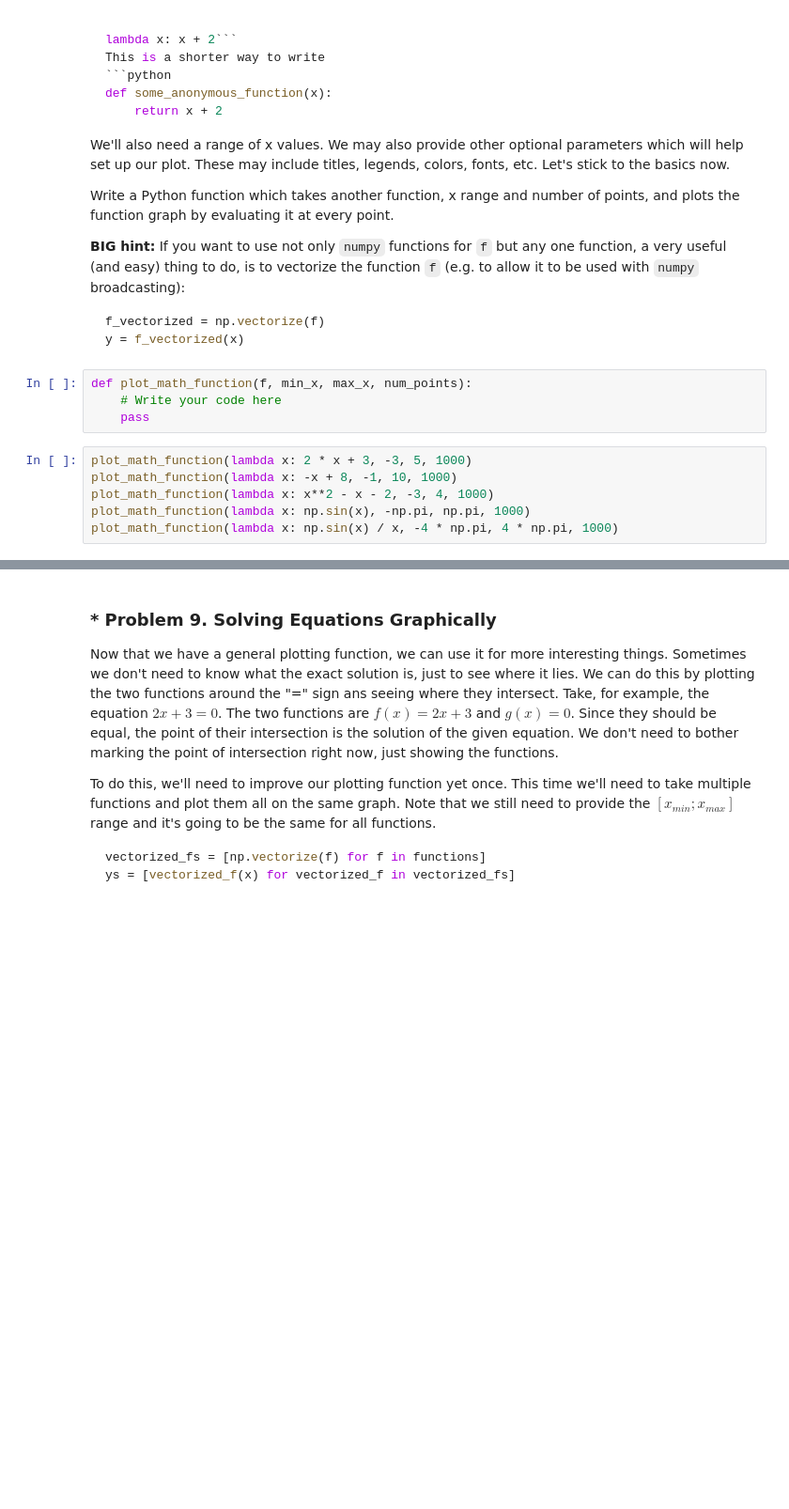
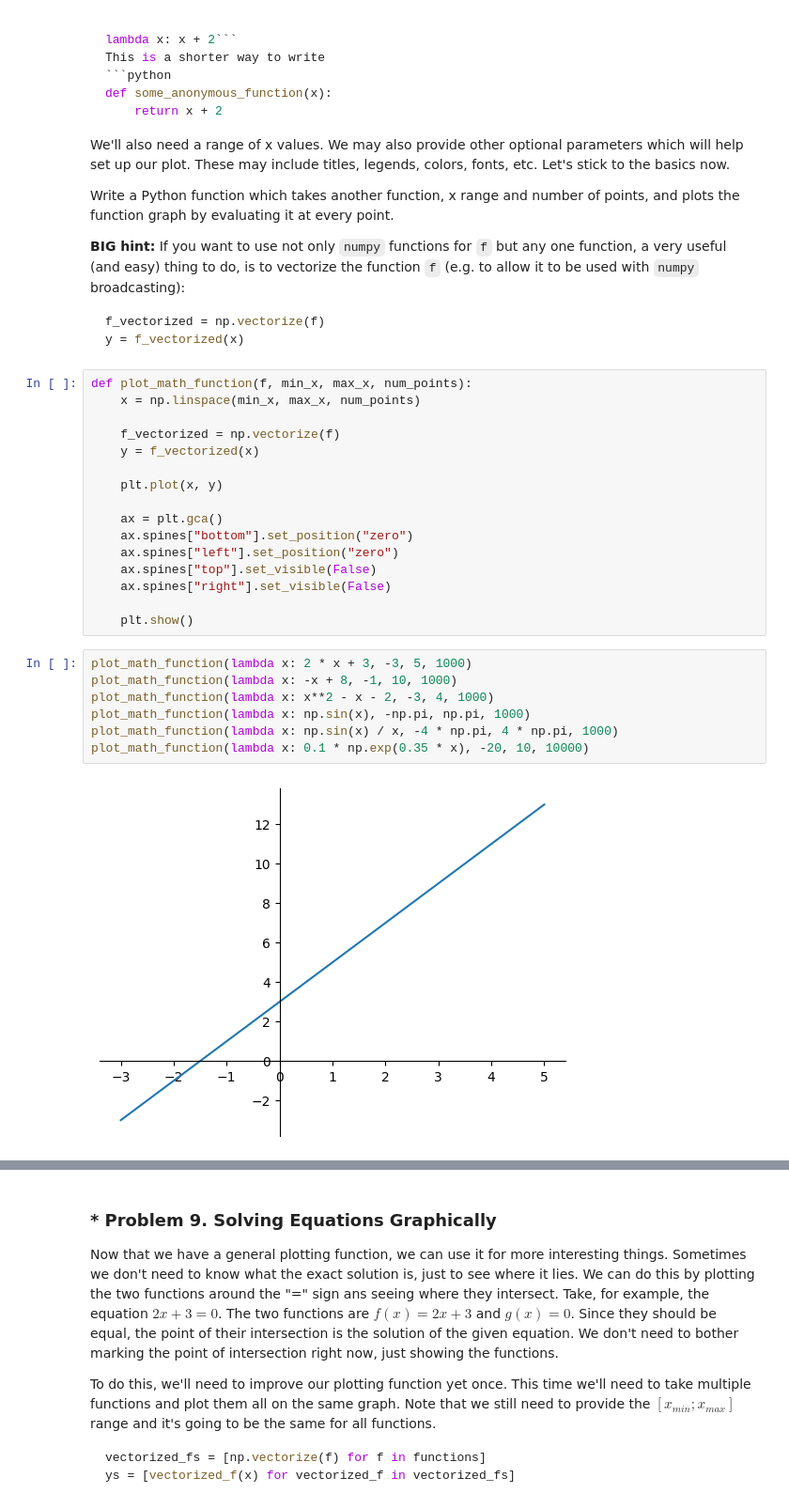
Before and after one commit to kiryazovkosta/math-for-developers, a Jupyter notebook: 01-high-school-maths/exercise/High-School Maths Exercise.ipynb, the cells around one changed output, grey strips where cells are left out. Shown at 94% size. Cells and saved outputs as stored; diff of their text form; blank space fills up the shorter version.

Commit message:
Exercise: High-School Maths

````diff
--- a/01-high-school-maths/exercise/High-School Maths Exercise.ipynb
+++ b/01-high-school-maths/exercise/High-School Maths Exercise.ipynb
@@ -503,11 +595,26 @@ y = f_vectorized(x)
 ```
 # %%
 def plot_math_function(f, min_x, max_x, num_points):
-    # Write your code here
-    pass
+    x = np.linspace(min_x, max_x, num_points)
+
+    f_vectorized = np.vectorize(f)
+    y = f_vectorized(x)
+
+    plt.plot(x, y)
+
+    ax = plt.gca()
+    ax.spines["bottom"].set_position("zero")
+    ax.spines["left"].set_position("zero")
+    ax.spines["top"].set_visible(False)
+    ax.spines["right"].set_visible(False)
+
+    plt.show()
 # %%
 plot_math_function(lambda x: 2 * x + 3, -3, 5, 1000)
 plot_math_function(lambda x: -x + 8, -1, 10, 1000)
 plot_math_function(lambda x: x**2 - x - 2, -3, 4, 1000)
 plot_math_function(lambda x: np.sin(x), -np.pi, np.pi, 1000)
 plot_math_function(lambda x: np.sin(x) / x, -4 * np.pi, 4 * np.pi, 1000)
+plot_math_function(lambda x: 0.1 * np.exp(0.35 * x), -20, 10, 10000)
+# %% [output]
+[figure, added]
````
Also changed, not shown: parts of 16 cells of this notebook.
